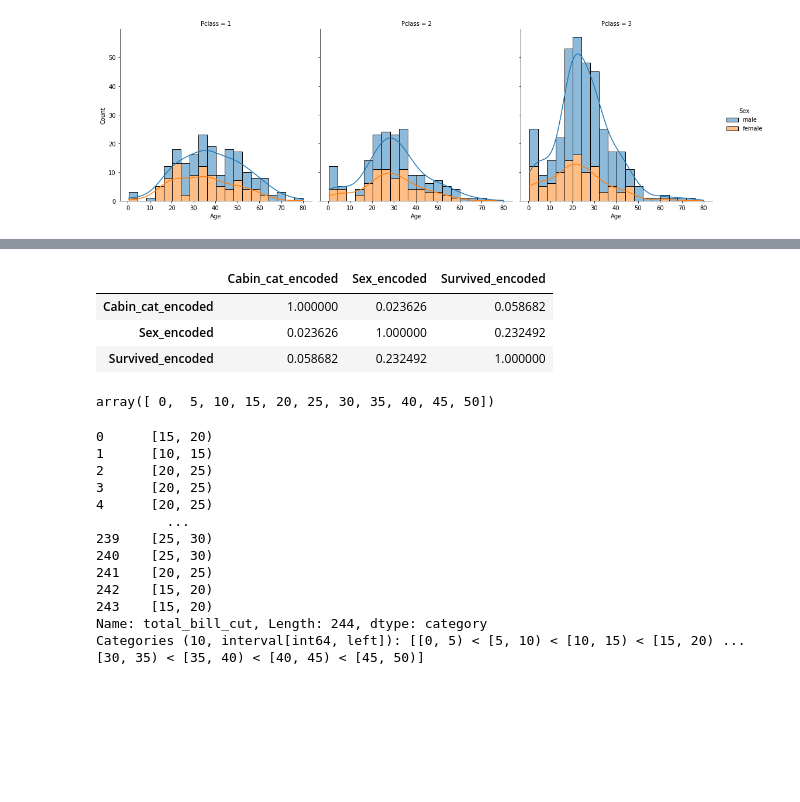
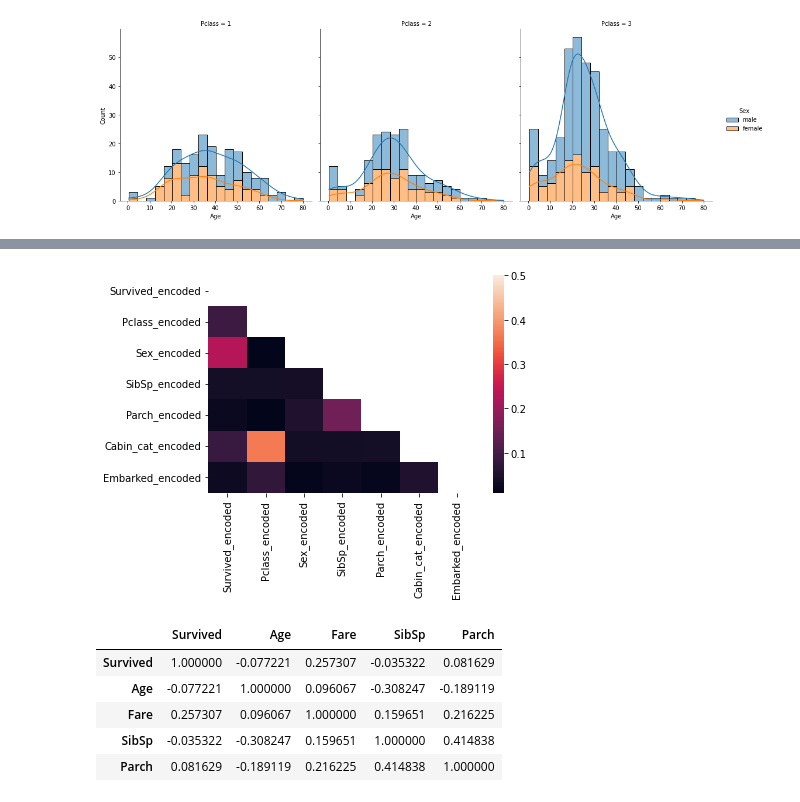
Before and after one commit to JunzhongLin/Kaggle_Contest, a Jupyter notebook: Titanic/titanic_explore.ipynb, the cells around one changed output, grey strips where cells are left out. Drawn from its saved outputs; the diff is of its cells as text; code cells hidden in the pictures; blank space fills up the shorter version.

```diff
--- a/Titanic/titanic_explore.ipynb
+++ b/Titanic/titanic_explore.ipynb
@@ -45,2 +69,3 @@ Name: Cabin_cat, Length: 891, dtype: object
 # %%
-train_data.isna().sum()
+category_cols = ['Survived', 'Pclass', 'Sex', 'Cabin_cat', 'Embarked']
+numerical_cols = ['Survived', 'Age', 'Fare', 'SibSp', 'Parch']
@@ -61,4 +71,0 @@ dtype: int64
-# %%
-for col in ['Cabin_cat', 'Sex', 'Pclass', 'Survived']:
-    train_data[col+'_encoded']=LabelEncoder().fit_transform(train_data[col].astype('str'))
-train_data['Cabin_cat_encoded']
@@ -77,0 +72,3 @@ Name: Cabin_cat_encoded, Length: 891, dtype: int32
+# %%
+category_encoded_cols = [name + '_encoded' for name in category_cols]
+train_data[category_encoded_cols]=train_data[category_cols].apply(lambda x: pd.factorize(x)[0])
@@ -78,32 +85,17 @@ Name: Cabin_cat_encoded, Length: 891, dtype: int32
 # %%
-train_data.loc[:,['Cabin_cat_encoded', 'Sex_encoded', 'Survived_encoded']].corr(method=theils_u)
+corr = train_data[category_encoded_cols].corr(method=theils_u)
+mask = np.zeros_like(corr)
+mask[np.triu_indices_from(mask)] = True
+g = sns.heatmap(corr, mask=mask, vmax=0.5)
 # %% [output]
-|  | Cabin_cat_encoded | Sex_encoded | Survived_encoded |
-| Cabin_cat_encoded | 1.000000 | 0.023626 | 0.058682 |
-| Sex_encoded | 0.023626 | 1.000000 | 0.232492 |
-| Survived_encoded | 0.058682 | 0.232492 | 1.000000 |
+[figure, added]
-# %%
-np.arange(0, 55, 5)
-# %% [output]
-array([ 0,  5, 10, 15, 20, 25, 30, 35, 40, 45, 50])
-# %%
-tips = sns.load_dataset("tips")
-tips["total_bill_cut"] = pd.cut(tips["total_bill"],
-                                np.arange(0, 55, 5),
-                                include_lowest=True,
-                                right=False)
-tips["total_bill_cut"]
-# %% [output]
-0      [15, 20)
-1      [10, 15)
-2      [20, 25)
-3      [20, 25)
-4      [20, 25)
-         ...
-239    [25, 30)
-240    [25, 30)
-241    [20, 25)
-242    [15, 20)
-243    [15, 20)
-Name: total_bill_cut, Length: 244, dtype: category
-Categories (10, interval[int64, left]): [[0, 5) < [5, 10) < [10, 15) < [15, 20) ... [30, 35) < [35, 40) < [40, 45) < [45, 50)]
+# %%
+corr = train_data[numerical_cols].corr()
+corr
+# %% [output]
+|  | Survived | Age | Fare | SibSp | Parch |
+| Survived | 1.000000 | -0.077221 | 0.257307 | -0.035322 | 0.081629 |
+| Age | -0.077221 | 1.000000 | 0.096067 | -0.308247 | -0.189119 |
+| Fare | 0.257307 | 0.096067 | 1.000000 | 0.159651 | 0.216225 |
+| SibSp | -0.035322 | -0.308247 | 0.159651 | 1.000000 | 0.414838 |
+| Parch | 0.081629 | -0.189119 | 0.216225 | 0.414838 | 1.000000 |
```
Also changed, not shown: parts of 15 cells of this notebook.
